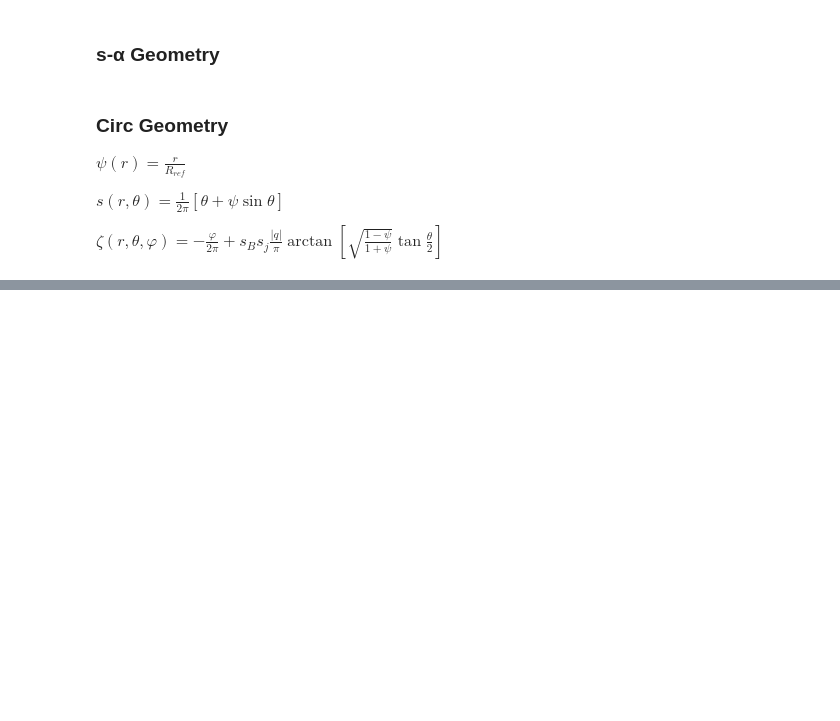
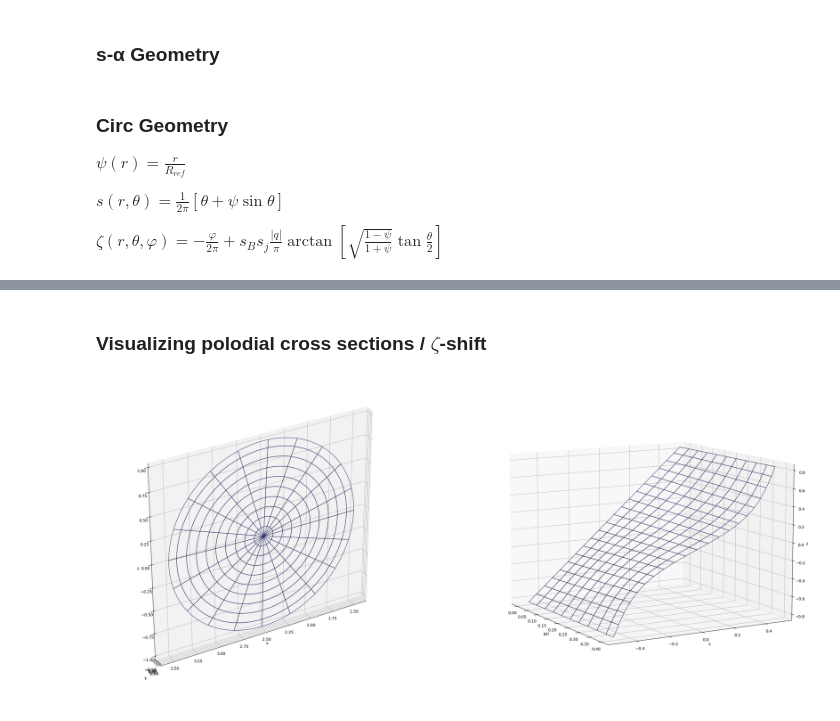
Before and after one commit to felifluid/bachelorarbeit, a Jupyter notebook: scripts/hamada.ipynb, the cells around one changed output, grey strips where cells are left out. Cells and saved outputs as stored; diff of their text form; code cells hidden in the pictures; blank space fills up the shorter version.

```diff
--- a/scripts/hamada.ipynb
+++ b/scripts/hamada.ipynb
@@ -52,25 +82,31 @@ zeta = - phi/(2*np.pi) + s_B*s_J*np.abs(q)/np.pi * np.arctan(np.sqrt((1-psi)/(1+
+# %% [markdown]
+### Visualizing polodial cross sections / $\zeta$-shift
 # %%
-conds = [np.s_[-1,:,:]]
+conds = [np.s_[:,:,0]]
 
 fig, axs = plt.subplots(1, 2, figsize=(32,16), subplot_kw={'projection': '3d'})
 
 for cond in conds:
-    axs[0].plot_wireframe(x[cond], y[cond], z[cond],
+    axs[0].plot_surface(x[cond], y[cond], z[cond],
                     rstride=5,
                     cstride=5,
-                    color='b')
+                    color=(0,0,0,0),
+                    edgecolors=(0.5,0.5,1,1))
 
-    axs[1].plot_wireframe(psi[cond], s[cond], zeta[cond],
+    axs[1].plot_surface(psi[cond], s[cond], zeta[cond],
                     rstride=5,
                     cstride=5,
-                    color='b')
+                    color=(0,0,0,0),
+                    edgecolors=(0.5,0.5,1,1))
 
 
-axs[0].view_init(24, 30)
+axs[0].view_init(30, 60)
+axs[0].set(xlabel='x', ylabel='y', zlabel='z')
 axs[0].set_aspect('equal')
-axs[0].set(xlabel='x', ylabel='y', zlabel='z')
 
-axs[1].view_init(12,0)
+axs[1].view_init(10,-30)
 axs[1].set(xlabel='psi', ylabel='s', zlabel='zeta')
 
 plt.show()
+# %% [output]
+[figure, added]
```
Also changed, not shown: parts of 4 cells of this notebook.
